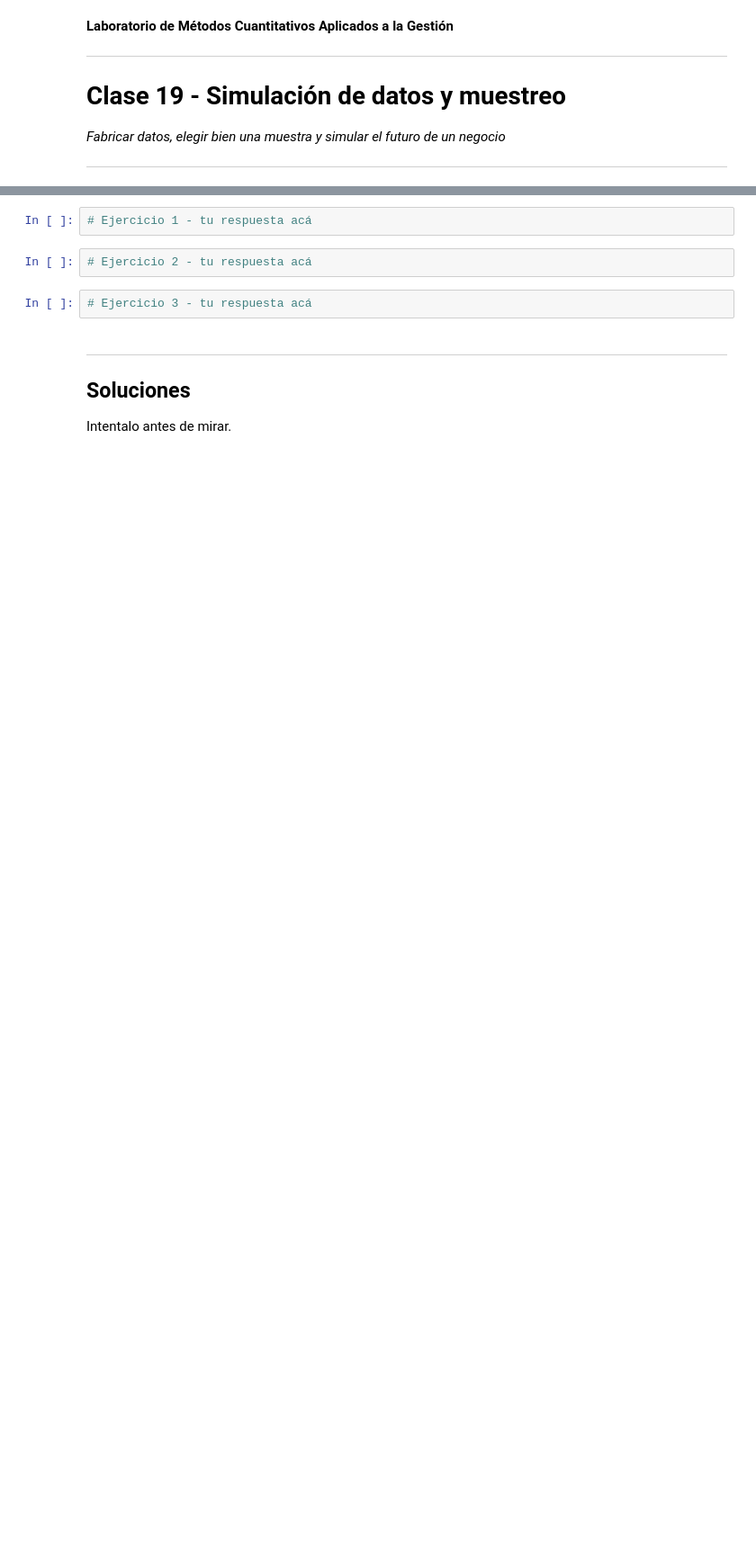
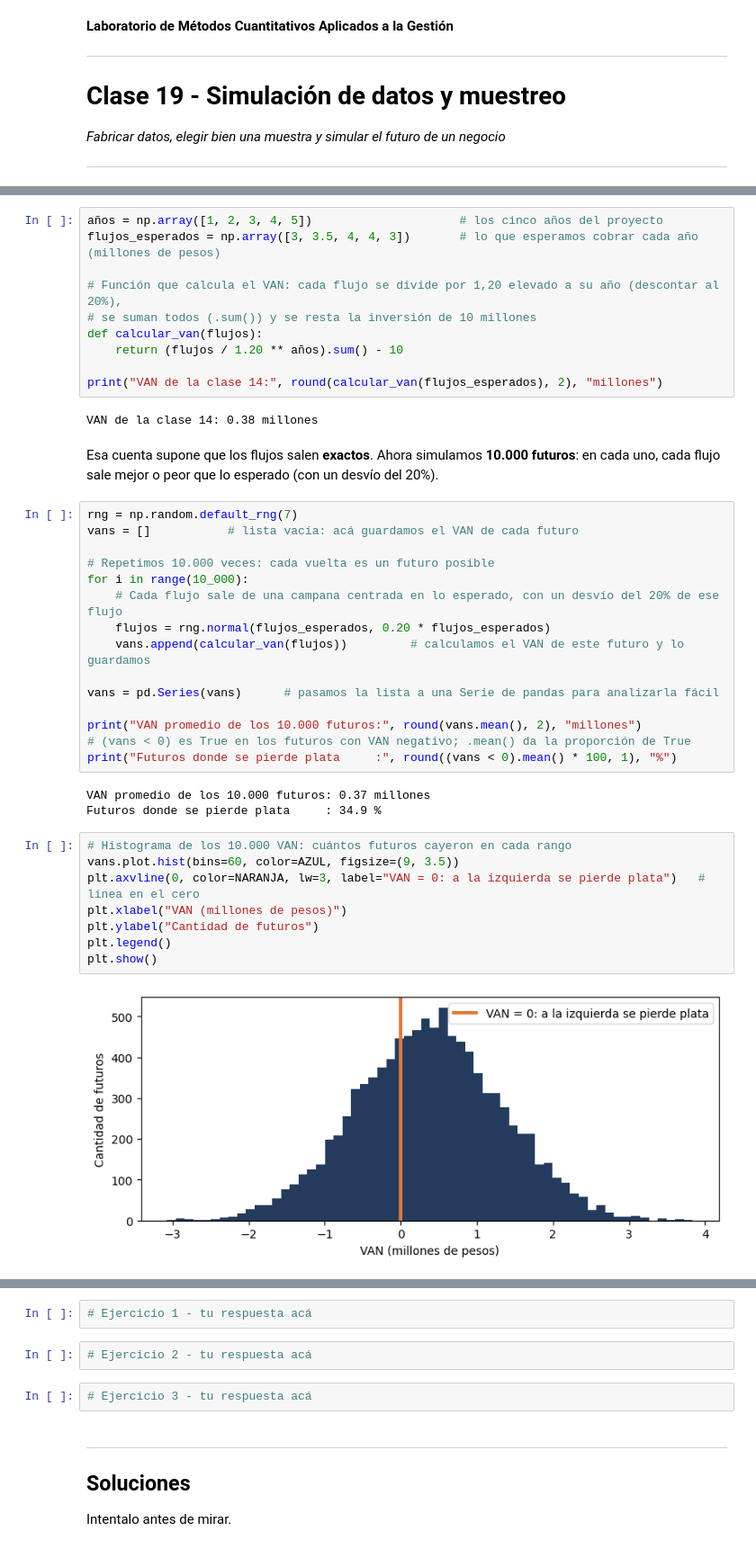
Before and after one commit to Datso653/Laboratorio-de-metodos-Cuantitativos-Aplicados-a-la-gestion, a Jupyter notebook: notebooks/19_Simulacion_de_datos_y_muestreo.ipynb, the cells around one changed output, grey strips where cells are left out. Shown at 90% size. Saved outputs shown, nothing was run; the diff lists cells and outputs as text; blank space fills up the shorter version.

```diff
--- a/notebooks/19_Simulacion_de_datos_y_muestreo.ipynb
+++ b/notebooks/19_Simulacion_de_datos_y_muestreo.ipynb
@@ -286,0 +389,42 @@ Un número solo ("VAN = +0,38") esconde ese riesgo; la simulación lo muestra. C
+# %%
+años = np.array([1, 2, 3, 4, 5])                     # los cinco años del proyecto
+flujos_esperados = np.array([3, 3.5, 4, 4, 3])       # lo que esperamos cobrar cada año (millones de pesos)
+
+# Función que calcula el VAN: cada flujo se divide por 1,20 elevado a su año (descontar al 20%),
+# se suman todos (.sum()) y se resta la inversión de 10 millones
+def calcular_van(flujos):
+    return (flujos / 1.20 ** años).sum() - 10
+
+print("VAN de la clase 14:", round(calcular_van(flujos_esperados), 2), "millones")
+# %% [output]
+VAN de la clase 14: 0.38 millones
+# %% [markdown]
+Esa cuenta supone que los flujos salen **exactos**. Ahora simulamos **10.000 futuros**: en cada uno, cada flujo sale mejor o peor que lo esperado (con un desvío del 20%).
+# %%
+rng = np.random.default_rng(7)
+vans = []           # lista vacía: acá guardamos el VAN de cada futuro
+
+# Repetimos 10.000 veces: cada vuelta es un futuro posible
+for i in range(10_000):
+    # Cada flujo sale de una campana centrada en lo esperado, con un desvío del 20% de ese flujo
+    flujos = rng.normal(flujos_esperados, 0.20 * flujos_esperados)
+    vans.append(calcular_van(flujos))         # calculamos el VAN de este futuro y lo guardamos
+
+vans = pd.Series(vans)      # pasamos la lista a una Serie de pandas para analizarla fácil
+
+print("VAN promedio de los 10.000 futuros:", round(vans.mean(), 2), "millones")
+# (vans < 0) es True en los futuros con VAN negativo; .mean() da la proporción de True
+print("Futuros donde se pierde plata     :", round((vans < 0).mean() * 100, 1), "%")
+# %% [output]
+VAN promedio de los 10.000 futuros: 0.37 millones
+Futuros donde se pierde plata     : 34.9 %
+# %%
+# Histograma de los 10.000 VAN: cuántos futuros cayeron en cada rango
+vans.plot.hist(bins=60, color=AZUL, figsize=(9, 3.5))
+plt.axvline(0, color=NARANJA, lw=3, label="VAN = 0: a la izquierda se pierde plata")   # línea en el cero
+plt.xlabel("VAN (millones de pesos)")
+plt.ylabel("Cantidad de futuros")
+plt.legend()
+plt.show()
+# %% [output]
+[figure, added]
```
Also changed, not shown: parts of 76 cells of this notebook, 1 other file.
